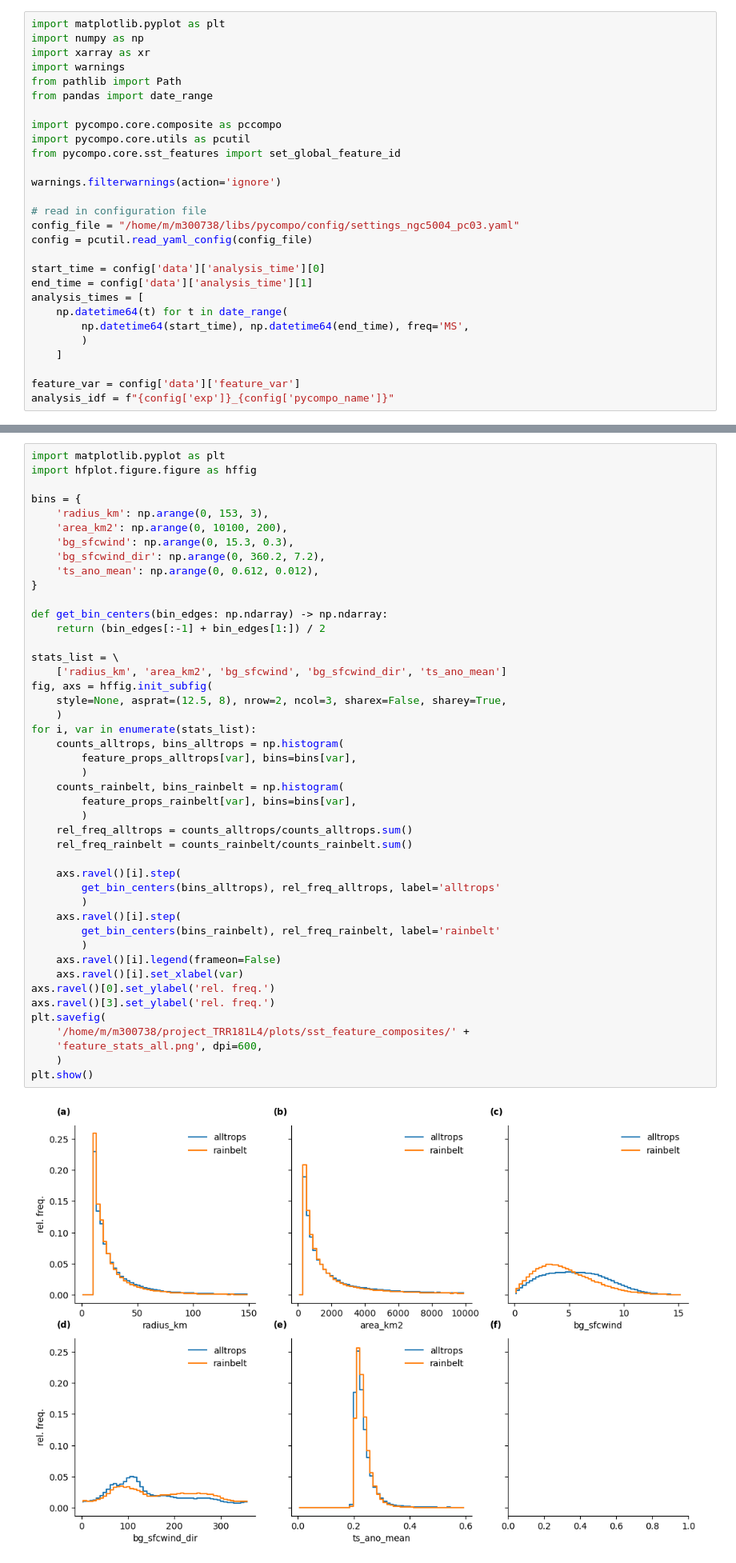
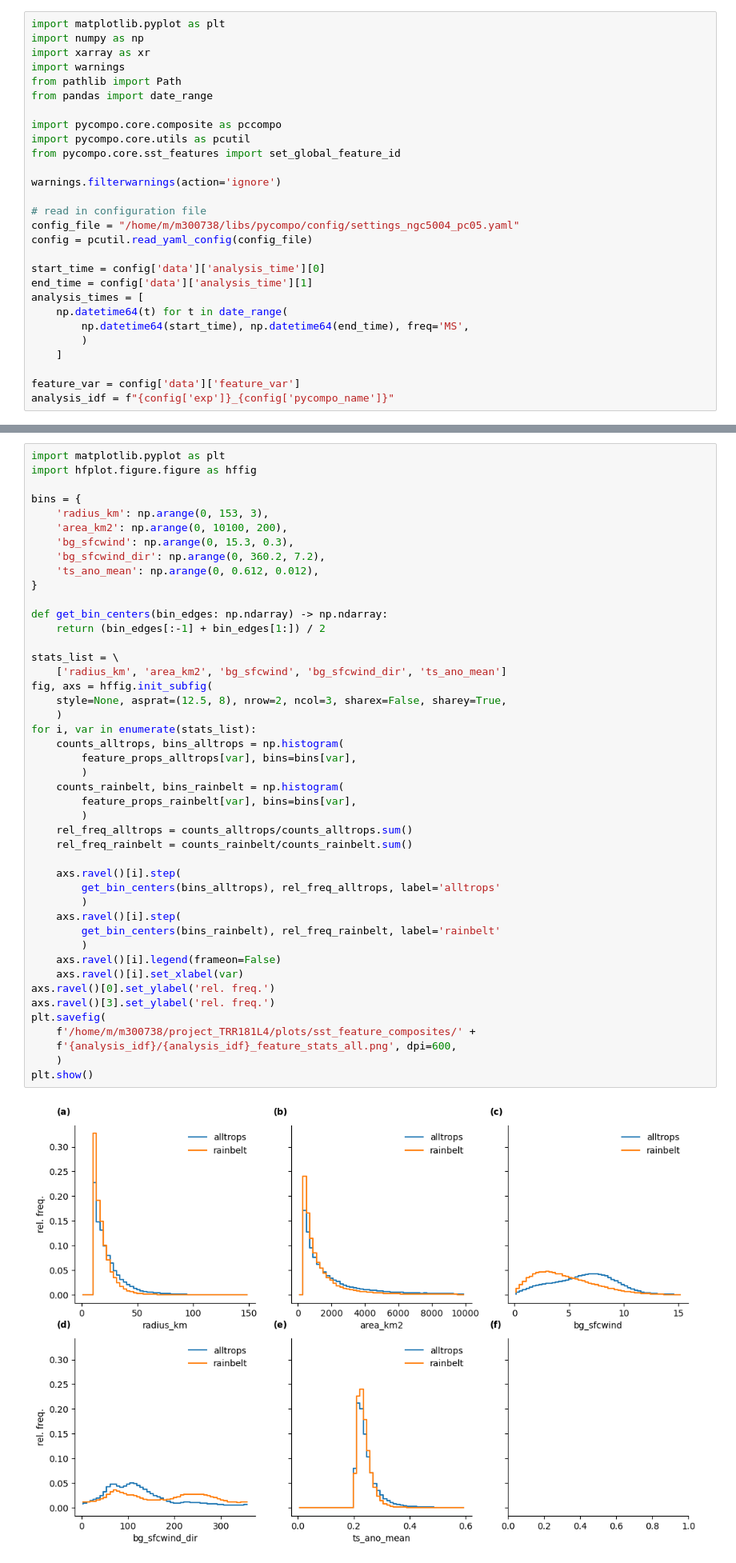
Before and after one commit to HF7weatherman/pycompo, a Jupyter notebook: examples/analyze_composite_stats.ipynb, the cells around one changed output, grey strips where cells are left out. Shown at 80% size. Saved outputs shown, nothing was run; the diff lists cells and outputs as text.

```diff
--- a/examples/analyze_composite_stats.ipynb
+++ b/examples/analyze_composite_stats.ipynb
@@ -13,7 +13,7 @@ from pycompo.core.sst_features import set_global_feature_id
 warnings.filterwarnings(action='ignore')
 
 # read in configuration file
-config_file = "/home/m/m300738/libs/pycompo/config/settings_ngc5004_pc03.yaml"
+config_file = "/home/m/m300738/libs/pycompo/config/settings_ngc5004_pc05.yaml"
 config = pcutil.read_yaml_config(config_file)
 
 start_time = config['data']['analysis_time'][0]
@@ -65,33 +65,33 @@ def get_bin_centers(bin_edges: np.ndarray) -> np.ndarray:
 
 stats_list = \
     ['radius_km', 'area_km2', 'bg_sfcwind', 'bg_sfcwind_dir', 'ts_ano_mean']
 fig, axs = hffig.init_subfig(
     style=None, asprat=(12.5, 8), nrow=2, ncol=3, sharex=False, sharey=True,
     )
 for i, var in enumerate(stats_list):
     counts_alltrops, bins_alltrops = np.histogram(
         feature_props_alltrops[var], bins=bins[var],
         )
     counts_rainbelt, bins_rainbelt = np.histogram(
         feature_props_rainbelt[var], bins=bins[var],
         )
     rel_freq_alltrops = counts_alltrops/counts_alltrops.sum()
     rel_freq_rainbelt = counts_rainbelt/counts_rainbelt.sum()
 
     axs.ravel()[i].step(
         get_bin_centers(bins_alltrops), rel_freq_alltrops, label='alltrops'
         )
     axs.ravel()[i].step(
         get_bin_centers(bins_rainbelt), rel_freq_rainbelt, label='rainbelt'
         )
     axs.ravel()[i].legend(frameon=False)
     axs.ravel()[i].set_xlabel(var)
 axs.ravel()[0].set_ylabel('rel. freq.')
 axs.ravel()[3].set_ylabel('rel. freq.')
 plt.savefig(
-    '/home/m/m300738/project_TRR181L4/plots/sst_feature_composites/' +
-    'feature_stats_all.png', dpi=600,
+    f'/home/m/m300738/project_TRR181L4/plots/sst_feature_composites/' +
+    f'{analysis_idf}/{analysis_idf}_feature_stats_all.png', dpi=600,
     )
 plt.show()
 # %% [output]
-[figure, old version]
+[figure, new version]
```
Also changed, not shown: parts of 5 cells of this notebook.
